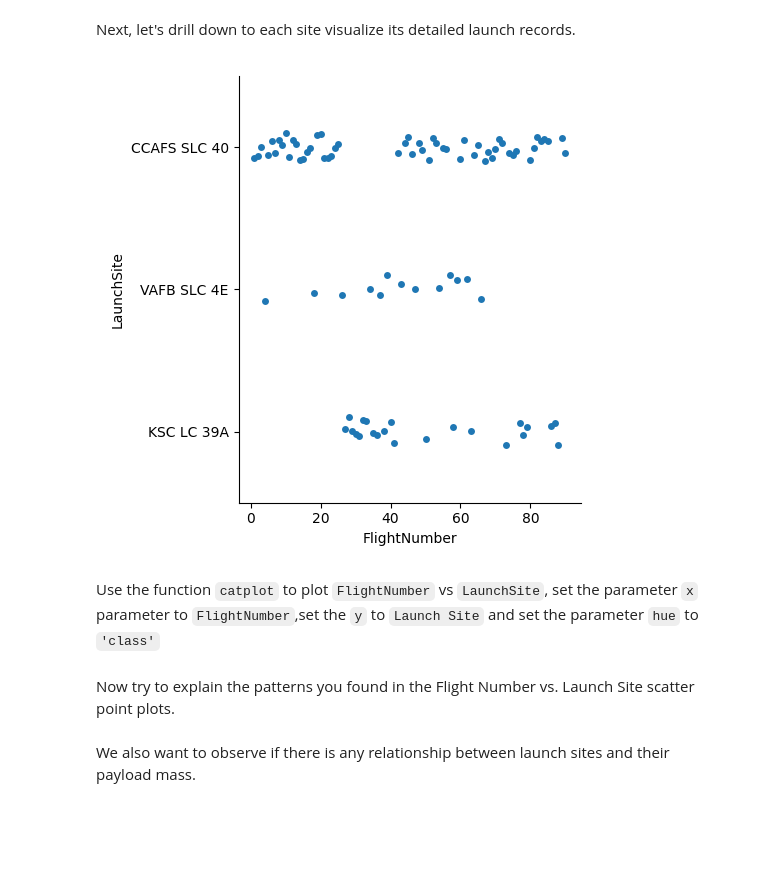
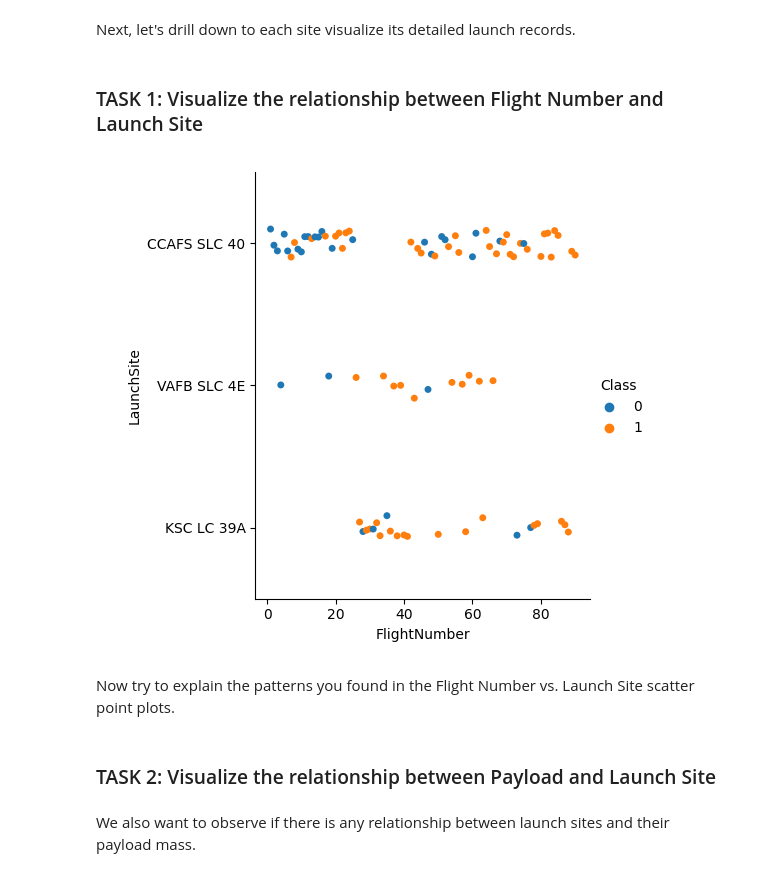
Before and after one commit to daminabence/IBM, a Jupyter notebook: 03_Exploratory_Data_Analysis/03_Exploratory_Data_Analysis-Data_Visualization.ipynb, the cells around one changed output. Saved outputs shown, nothing was run; the diff lists cells and outputs as text; code cells hidden in the pictures; blank space fills up the shorter version.

```diff
--- a/03_Exploratory_Data_Analysis/03_Exploratory_Data_Analysis-Data_Visualization.ipynb
+++ b/03_Exploratory_Data_Analysis/03_Exploratory_Data_Analysis-Data_Visualization.ipynb
@@ -84,11 +82,10 @@ plt.show()
 We see that different launch sites have different success rates.  <code>CCAFS LC-40</code>, has a success rate of 60 %, while  <code>KSC LC-39A</code> and <code>VAFB SLC 4E</code> has a success rate of 77%.
 # %% [markdown]
 Next, let's drill down to each site visualize its detailed launch records.
+# %% [markdown]
+### TASK 1: Visualize the relationship between Flight Number and Launch Site
 # %%
-### TASK 1: Visualize the relationship between Flight Number and Launch Site
-sns.catplot(x="FlightNumber", y="LaunchSite", data=df)
+sns.catplot(x="FlightNumber", y="LaunchSite", data=df, hue="Class")
 plt.show()
 # %% [output]
-[figure, old version]
+[figure, new version]
-# %% [markdown]
-Use the function <code>catplot</code> to plot <code>FlightNumber</code> vs <code>LaunchSite</code>, set the  parameter <code>x</code>  parameter to <code>FlightNumber</code>,set the  <code>y</code> to <code>Launch Site</code> and set the parameter <code>hue</code> to <code>'class'</code>
@@ -101,3 +94,5 @@ Now try to explain the patterns you found in the Flight Number vs. Launch Site s
+# %% [markdown]
+### TASK 2: Visualize the relationship between Payload and Launch Site
 # %% [markdown]
 We also want to observe if there is any relationship between launch sites and their payload mass.
 # %%
```
Also changed, not shown: parts of 31 cells of this notebook, 1 other file.
